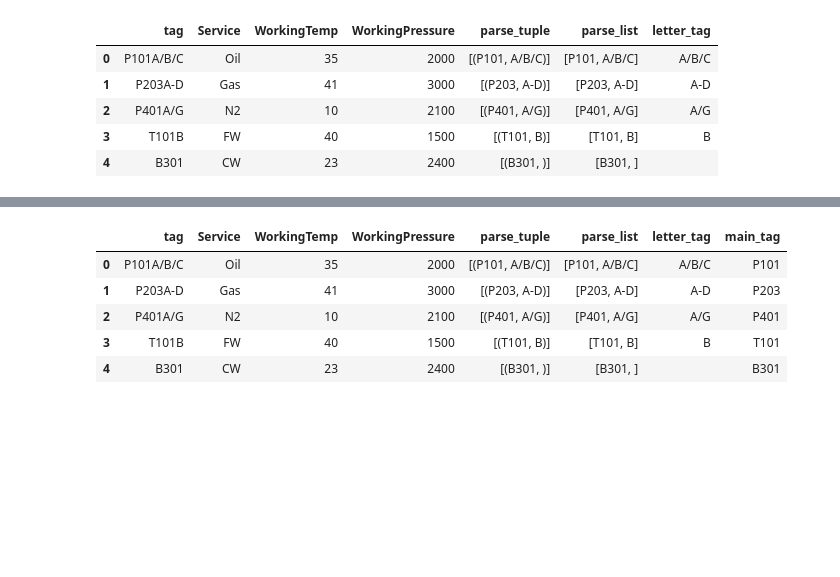
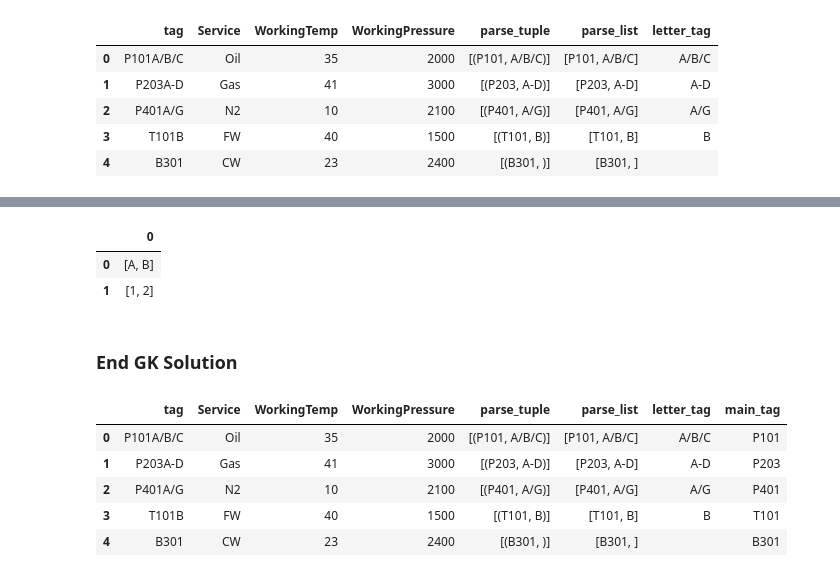
Before and after one commit to sknman92/Alteryx-Challenges-in-Python, a Jupyter notebook: Challenge 402_Parsing Equipment Tags.ipynb, the cells around one changed output, grey strips where cells are left out. Cells and saved outputs as stored; diff of their text form; code cells hidden in the pictures; blank space fills up the shorter version.

```diff
--- a/Challenge 402_Parsing Equipment Tags.ipynb
+++ b/Challenge 402_Parsing Equipment Tags.ipynb
@@ -200,3 +198,13 @@ df_gk['parse_tuple_test'].apply(lambda x: pd.Series((parse_loop_func(x)))) # app
+# %%
+test = [['A', 'B'], [1, 2]]
+# %%
+pd.DataFrame(pd.Series(test)) # pd.series vertical, as opposed to horizontal when used in the context of apply
+# %% [output]
+|  | 0 |
+| 0 | [A, B] |
+| 1 | [1, 2] |
+# %% [markdown]
+### End GK Solution
 # %%
 # parsing main tag
 
```
Also changed, not shown: parts of 19 cells of this notebook.
